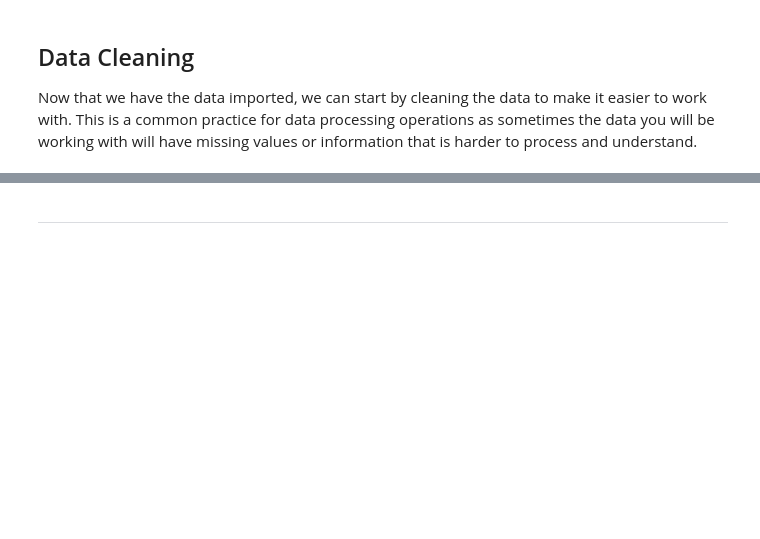
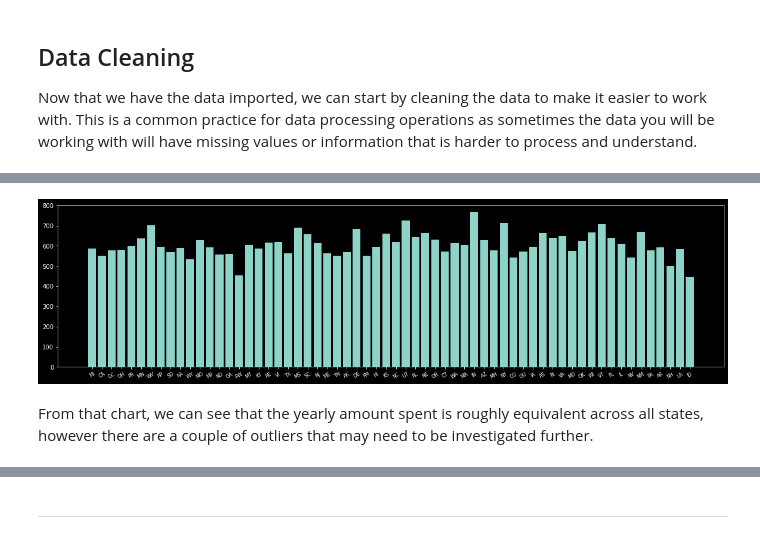
Before and after one commit to Warwick-xSoc/python-course, a Jupyter notebook: week6/w6.ipynb, the cells around one changed output, grey strips where cells are left out. Drawn from its saved outputs; the diff is of its cells as text; code cells hidden in the pictures; blank space fills up the shorter version.

```diff
--- a/week6/w6.ipynb
+++ b/week6/w6.ipynb
@@ -133,0 +276,10 @@ ecommerce_data.describe()
+# %%
+fig = plt.figure(1, [20,5])
+ax = fig.add_subplot(1,1,1)
+ax.bar(ecommerce_data['Address'],ecommerce_data['Yearly Amount Spent'])
+plt.setp(ax.get_xticklabels(),fontsize=8, rotation=30)
+plt.show()
+# %% [output]
+[figure, added]
+# %% [markdown]
+From that chart, we can see that the yearly amount spent is roughly equivalent across all states, however there are a couple of outliers that may need to be investigated further.
```
Also changed, not shown: parts of 51 cells of this notebook, 6 other files.
